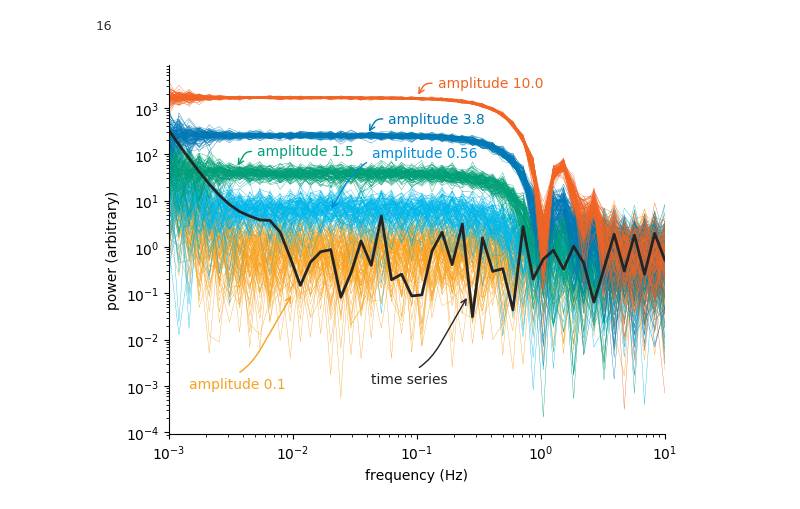
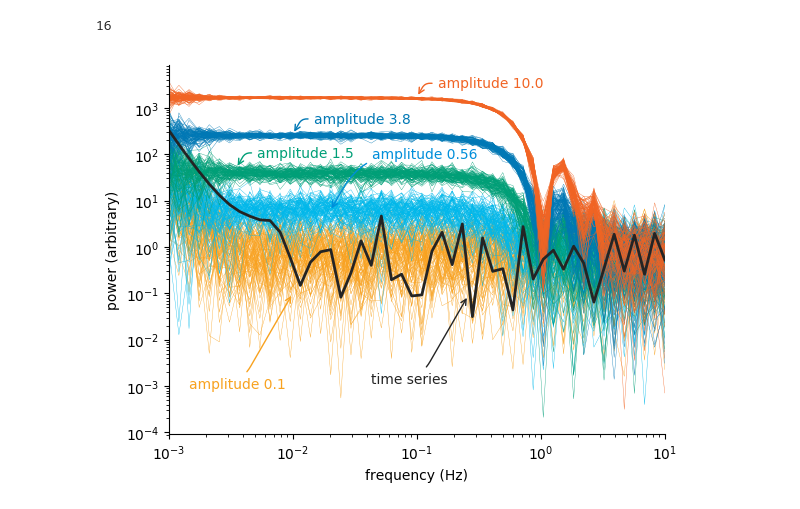
Before and after one commit to rawlik/rawlik-phd-thesis, a Jupyter notebook: calculations/alp_plots.ipynb, the cells around one changed output. Saved outputs shown, nothing was run; the diff lists cells and outputs as text; code cells hidden in the pictures.

Commit message:
Update plots moooore!

```diff
--- a/calculations/alp_plots.ipynb
+++ b/calculations/alp_plots.ipynb
@@ -658,7 +658,7 @@ annotate("amplitude 10.0", color = mycolors[5],
                            "color" => mycolors[5]))
 
 annotate("amplitude 3.8", color = mycolors[4],
-         xy=(4e-2, 2.7e2), xycoords="data",
+         xy=(1e-2, 2.7e2), xycoords="data",
          xytext=(15, 11), textcoords="offset points",
          horizontalalignment = "left",
          verticalalignment = "center",
@@ -668,7 +668,7 @@ annotate("amplitude 3.8", color = mycolors[4],
 
 annotate("amplitude 1.5", color = mycolors[3],
          xy=(3.5e-3, 5e1), xycoords="data",
-         xytext=(15, 12), textcoords="offset points",
+         xytext=(15, 11), textcoords="offset points",
          horizontalalignment = "left",
          verticalalignment = "center",
          arrowprops = Dict("arrowstyle" => "->",
@@ -677,7 +677,7 @@ annotate("amplitude 1.5", color = mycolors[3],
 
 annotate("amplitude 0.56", color = brighten(mycolors[2], -0.8),
          xy=(2e-2, 6e0), xycoords="data",
-         xytext=(30, 42), textcoords="offset points",
+         xytext=(30, 41), textcoords="offset points",
          horizontalalignment = "left",
          verticalalignment = "center",
          arrowprops = Dict("arrowstyle" => "->",
@@ -687,33 +687,33 @@ annotate("amplitude 0.56", color = brighten(mycolors[2], -0.8),
 
 annotate("amplitude 0.1", color = mycolors[1],
          xy=(1e-2, 1e-1), xycoords="data",
          xytext=(-5, -65), textcoords="offset points",
          horizontalalignment = "right",
          verticalalignment = "center",
          arrowprops = Dict("arrowstyle" => "->",
-                           "connectionstyle" => "angle,angleA=0,angleB=-120,rad=40",
+                           "connectionstyle" => "angle,angleA=180,angleB=-120,rad=20",
                            "color" => mycolors[1]))
 
 annotate("time series", color = "C0",
          xy=(2.6e-1, 0.9e-1), xycoords="data",
          xytext=(-15, -60), textcoords="offset points",
          horizontalalignment = "right",
          verticalalignment = "center",
          arrowprops = Dict("arrowstyle" => "->",
-                           "connectionstyle" => "angle,angleA=0,angleB=-120,rad=40",
+                           "connectionstyle" => "angle,angleA=180,angleB=-120,rad=20",
                            "color" => "C0"))
 
 
 # legend(fontsize = "small", ncol = 3)
 
 xlabel("frequency (Hz)")
 ylabel("power (arbitrary)")
 
 margins(x = 0)
 
 xscale("log")
 yscale("log")
 
 savefig("../gfx/axions/basic_exclusion_sensitivity.pdf")
 # %% [output]
-[figure, old version]
+[figure, new version]
```
Also changed, not shown: 1 other file.
